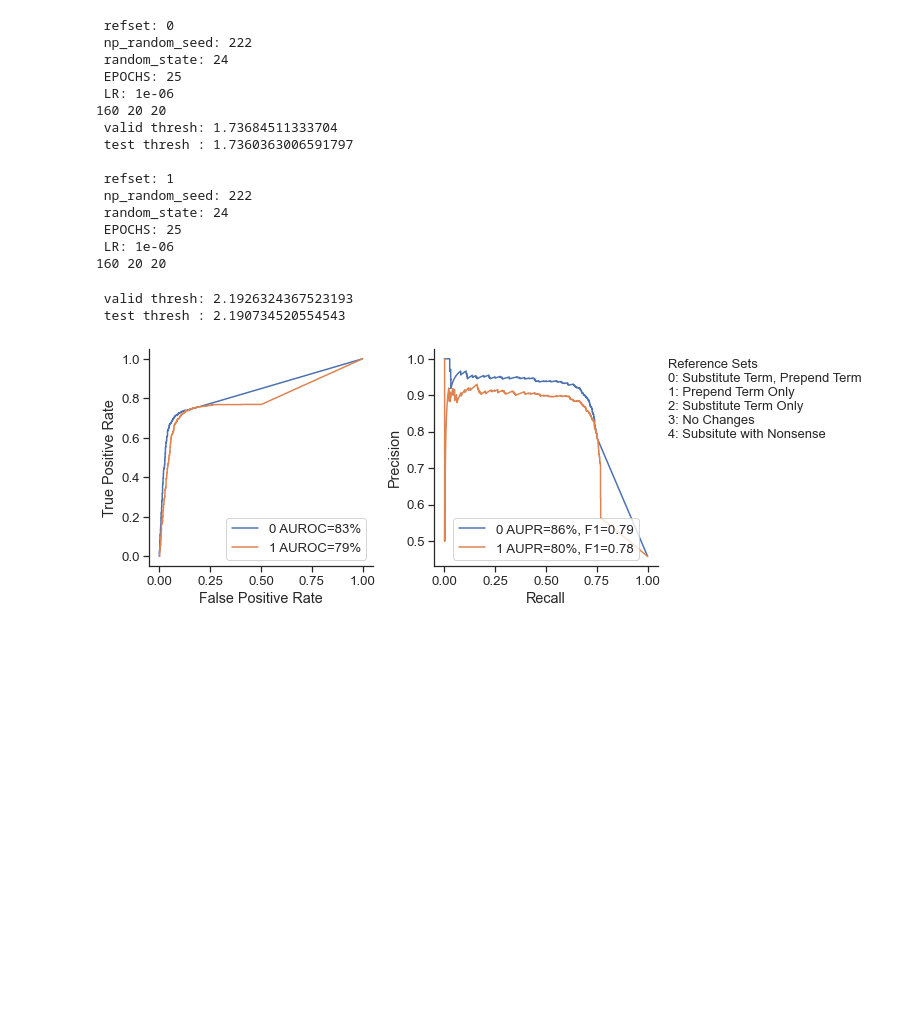
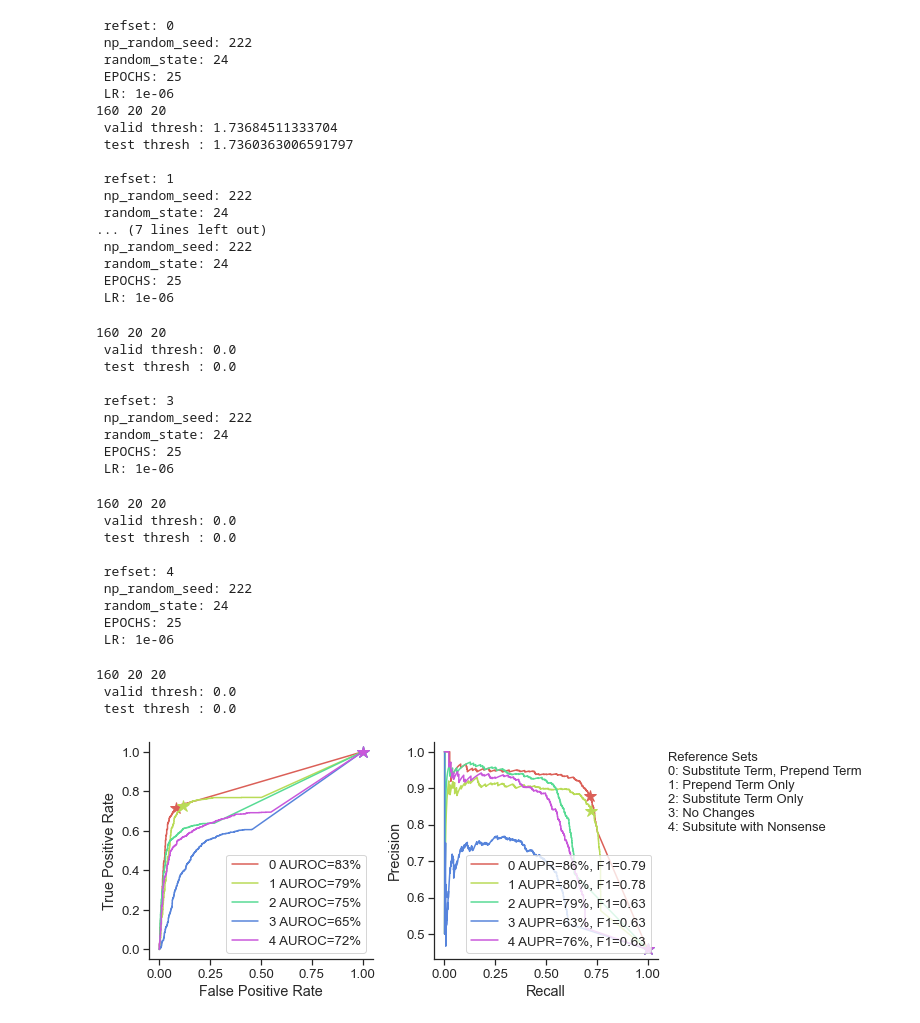
Before and after one commit to tatonetti-lab/onsides, a Jupyter notebook: notebooks/ClinicalBERT Compare Runs.ipynb, the cells around one changed output. Drawn from its saved outputs; the diff is of its cells as text; code cells hidden in the pictures; blank space fills up the shorter version.

Commit message:
added script to create onsides.db datafiles; updated figures and notebooks.

```diff
--- a/notebooks/ClinicalBERT Compare Runs.ipynb
+++ b/notebooks/ClinicalBERT Compare Runs.ipynb
@@ -27,12 +35,13 @@ total 4912
 split = 'test'
 results_files = [f'../results/final-bydrug-{split}_0_222_24_25_1e-06.csv',
                  f'../results/final-bydrug-{split}_1_222_24_25_1e-06.csv',
-#                  f'../results/final-bydrug-{split}_2_222_24_25_1e-06.csv',
-#                  f'../results/final-bydrug-{split}_3_222_24_25_1e-06.csv',
-#                  f'../results/final-bydrug-{split}_4_222_24_25_1e-06.csv'
+                 f'../results/final-bydrug-{split}_2_222_24_25_1e-06.csv',
+                 f'../results/final-bydrug-{split}_3_222_24_25_1e-06.csv',
+                 f'../results/final-bydrug-{split}_4_222_24_25_1e-06.csv'
                 ]
 # %%
 labels = {'not_event': 0, 'is_event': 1}
+colors = sns.color_palette("hls", len(results_files))
 # %%
 refset_names = {
     0: 'Substitute Term, Prepend Term',
@@ -49,7 +58,7 @@ first = True
 if split == 'valid':
     max_f1_thresholds = dict()
 
-for resultspath in results_files:
+for rpi, resultspath in enumerate(results_files):
     refset = resultspath.split('_')[1]
     np_random_seed = int(resultspath.split('_')[2])
     random_state = int(resultspath.split('_')[3])
@@ -131,22 +140,15 @@ for resultspath in results_files:
 
     grouped_y = [1 if ((row['drug'], row['llt']) in gold_standard) else 0 for index, row in df_touse_grouped.iterrows()]
 
-    plt.subplot(1, 2, 1)
-    fpr, tpr, thresholds = metrics.roc_curve(grouped_y, df_touse_grouped['Pred1'])
-    plt.plot(fpr, tpr, label='%s AUROC=%.0f%%' % (refset, 100*roc_auc_score(grouped_y, df_touse_grouped['Pred1'])))
-    plt.legend()
-    if first:
-        plt.ylabel('True Positive Rate')
-        plt.xlabel('False Positive Rate')
-        sns.despine()
 
-    plt.subplot(1, 2, 2)
     precision, recall, thresholds = metrics.precision_recall_curve(grouped_y, df_touse_grouped['Pred1'])
     numerator = 2 * recall * precision
     denom = recall + precision
     f1_scores = np.divide(numerator, denom, out=np.zeros_like(denom), where=(denom!=0))
     max_f1 = np.max(f1_scores)
     max_f1_thresh = thresholds[np.argmax(f1_scores)]
+    max_f1_precision = precision[np.argmax(f1_scores)]
+    max_f1_recall = recall[np.argmax(f1_scores)]
 
     if split == 'valid':
         max_f1_thresholds[resultspath] = (max_f1_thresh, max_f1)
@@ -158,47 +160,95 @@ for resultspath in results_files:
         vthresh = max_f1_thresholds[resultspath.replace('test', 'valid')][0]
         tthresh = thresholds[np.argmin(np.abs(thresholds-vthresh))]
         test_f1_score = f1_scores[np.argmin(np.abs(thresholds-vthresh))]
+        test_f1_precision = precision[np.argmin(np.abs(thresholds-vthresh))]
+        test_f1_recall = recall[np.argmin(np.abs(thresholds-vthresh))]
 
-        # overwrite the max_f1 so that we don't need a new label line
+        # overwrite the max_f1, max_f1_precision, and max_f1_recall so that we don't need a new label/plot line
         max_f1 = test_f1_score
+        max_f1_precision = test_f1_precision
+        max_f1_recall = test_f1_recall
 
         print(f" valid thresh: {vthresh}")
         print(f" test thresh : {tthresh}")
 
     print("")
 
-    plt.plot(recall, precision, label='%s AUPR=%.0f%%, F1=%.2f' % (refset, 100*metrics.auc(recall, precision), max_f1))
+    plt.subplot(1, 2, 2)
+    plt.plot(recall, precision, color=colors[rpi], label='%s AUPR=%.0f%%, F1=%.2f' % (refset, 100*metrics.auc(recall, precision), max_f1))
+    plt.plot([max_f1_recall], [max_f1_precision], '*', color=colors[rpi], markersize=12)
+
     plt.legend()
     if first:
         plt.ylabel('Precision')
         plt.xlabel('Recall')
         sns.despine()
 
+    plt.subplot(1, 2, 1)
+    fpr, tpr, roc_thresholds = metrics.roc_curve(grouped_y, df_touse_grouped['Pred1'])
+    max_f1_tpr = tpr[np.argmin(np.abs(roc_thresholds-thresholds[np.argmax(f1_scores)]))]
+    max_f1_fpr = fpr[np.argmin(np.abs(roc_thresholds-thresholds[np.argmax(f1_scores)]))]
+
+    if split == 'test':
+        vthresh = max_f1_thresholds[resultspath.replace('test', 'valid')][0]
+        max_f1_tpr = tpr[np.argmin(np.abs(roc_thresholds-vthresh))]
+        max_f1_fpr = fpr[np.argmin(np.abs(roc_thresholds-vthresh))]
+
+    plt.plot(fpr, tpr, color=colors[rpi], label='%s AUROC=%.0f%%' % (refset, 100*roc_auc_score(grouped_y, df_touse_grouped['Pred1'])))
+    plt.plot([max_f1_fpr], [max_f1_tpr], '*', color=colors[rpi], markersize=12)
+
+    plt.legend()
+    if first:
+        plt.ylabel('True Positive Rate')
+        plt.xlabel('False Positive Rate')
+        sns.despine()
+
     first = False
 
+plt.subplot(1, 2, 2)
 reflegend = 'Reference Sets\n' + '\n'.join([f"{i}: {s}" for i, s in refset_names.items()])
 plt.text(1.1, 1.0, reflegend, fontsize=13, verticalalignment='top')
 plt.tight_layout()
 plt.savefig(f'../figures/{split}perf_groupedallse_compare_{np_random_seed}_{random_state}_{EPOCHS}_{LR}.pdf')
 # %% [output]
  refset: 0
  np_random_seed: 222
  random_state: 24
  EPOCHS: 25
  LR: 1e-06
 160 20 20
  valid thresh: 1.73684511333704
  test thresh : 1.7360363006591797
 
  refset: 1
  np_random_seed: 222
  random_state: 24
+... (7 lines left out)
+ np_random_seed: 222
+ random_state: 24
  EPOCHS: 25
  LR: 1e-06
-160 20 20
- valid thresh: 2.1926324367523193
- test thresh : 2.190734520554543
+160 20 20
+ valid thresh: 0.0
+ test thresh : 0.0
+
+ refset: 3
+ np_random_seed: 222
+ random_state: 24
+ EPOCHS: 25
+ LR: 1e-06
+160 20 20
+ valid thresh: 0.0
+ test thresh : 0.0
+
+ refset: 4
+ np_random_seed: 222
+ random_state: 24
+ EPOCHS: 25
+ LR: 1e-06
+160 20 20
+ valid thresh: 0.0
+ test thresh : 0.0
-[figure, old version]
+[figure, new version]
 # %%
 max_f1_thresholds
 # %% [output]
```
Also changed, not shown: parts of 2 cells of this notebook, 5 other files.
